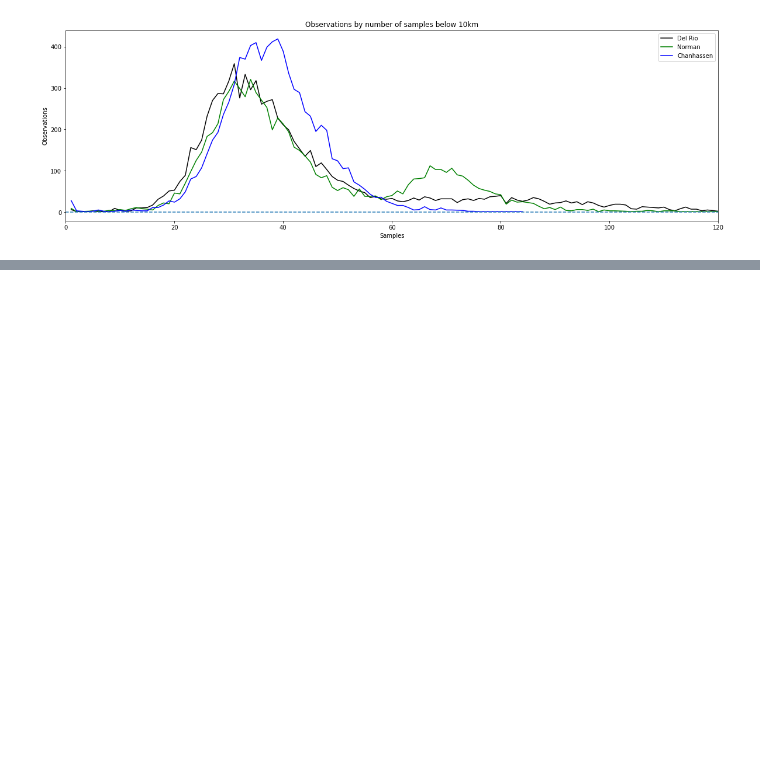
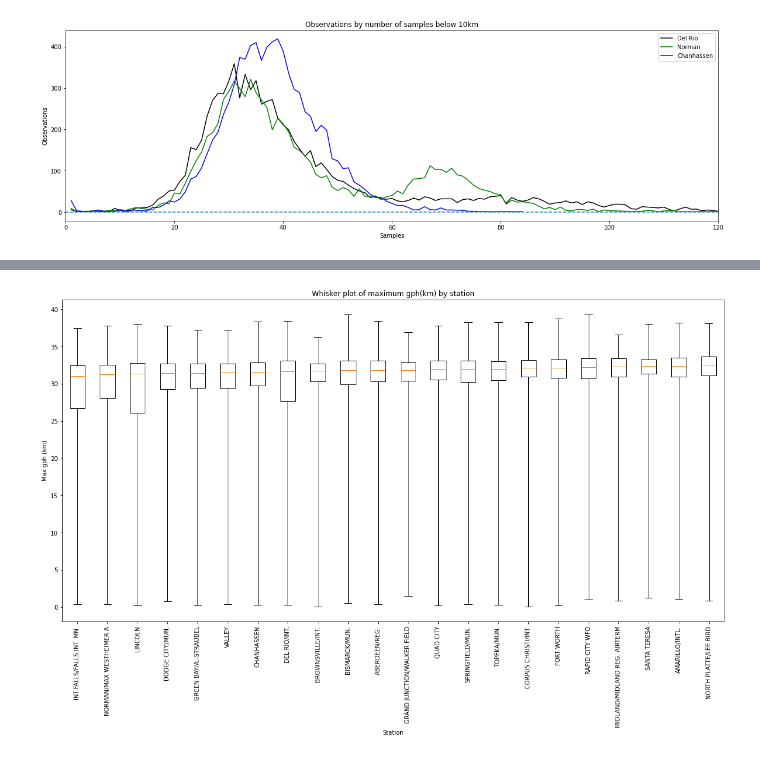
Before and after one commit to olievortex/olieigra, a Jupyter notebook: experiments/explore_data_qa.ipynb, the cells around one changed output, grey strips where cells are left out. Cells and saved outputs as stored; diff of their text form; code cells hidden in the pictures; blank space fills up the shorter version.

```diff
--- a/experiments/explore_data_qa.ipynb
+++ b/experiments/explore_data_qa.ipynb
@@ -272,0 +261,21 @@ UsageError: Cell magic `%%sql` not found.
+# %%
+# SELECT
+#     s.name
+#     ,min(max_gph) AS whislo
+#     ,percentile(max_gph, 0.25) AS q1
+#     ,percentile(max_gph, 0.5) AS med
+#     ,percentile(max_gph, 0.75) AS q3
+#     ,max(max_gph) AS whishi
+# FROM df d INNER JOIN df_stations s on d.id = s.id
+# WHERE hour = 12
+# GROUP BY s.name
+# ORDER BY med
+query = df[df.hour == 12] \
+    .merge(df_stations, how='inner', on='id') \
+    .assign(max_gph = lambda a: a.max_gph / 1000.0) \
+    .groupby('name')['max_gph'] \
+    .quantile([0.0, 0.25, 0.5, 0.75, 1.0]).unstack() \
+    .rename(columns={0: 'whislo', 0.25: 'q1', 0.5: 'med', 0.75: 'q3', 1: 'whishi'}) \
+    .sort_values('med')
+
+query
@@ -272,0 +301,23 @@ UsageError: Cell magic `%%sql` not found.
+# %%
+boxes = []
+
+for index, row in query.iterrows():
+    boxes.append({
+        'label' : index,
+        'whislo': row.whislo,   # Bottom whisker position
+        'q1'    : row.q1,       # First quartile (25th percentile)
+        'med'   : row.med,      # Median         (50th percentile)
+        'q3'    : row.q3,       # Third quartile (75th percentile)
+        'whishi': row.whishi,   # Top whisker position
+        'fliers': []            # Outliers
+    })
+
+fig, ax = plt.subplots(figsize=(20, 10))
+
+ax.bxp(boxes, showfliers=False)
+ax.set_ylabel('Max gph (km)')
+ax.set_xlabel('Station')
+ax.set_title('Whisker plot of maximum gph(km) by station')
+ax.tick_params(axis='x', labelrotation=90)
+# %% [output]
+[figure, added]
```
Also changed, not shown: parts of 4 cells of this notebook, 1 other file.
